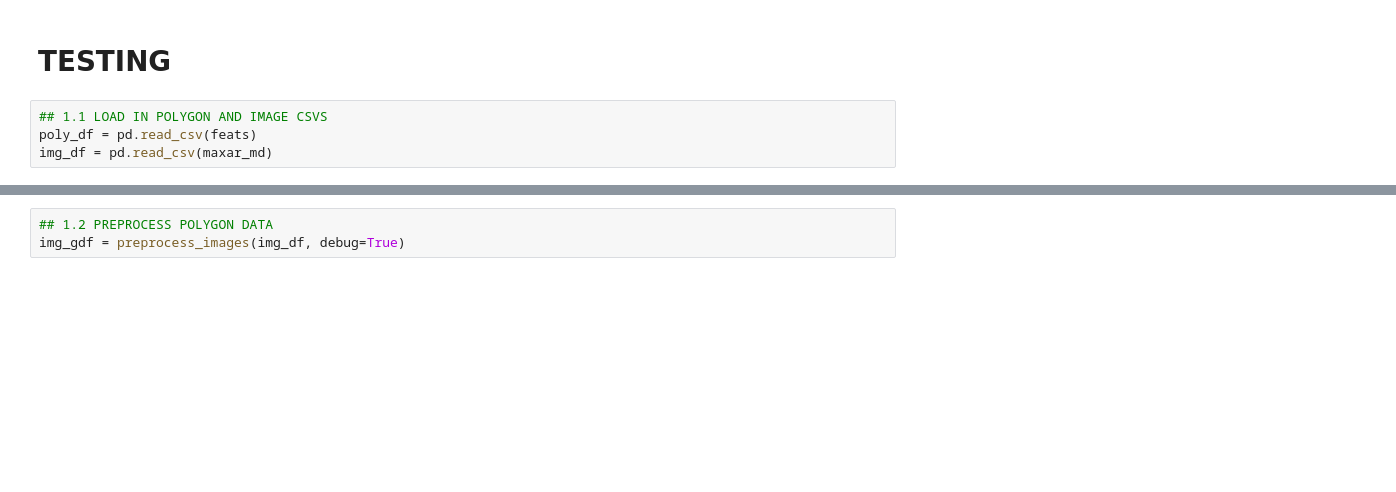
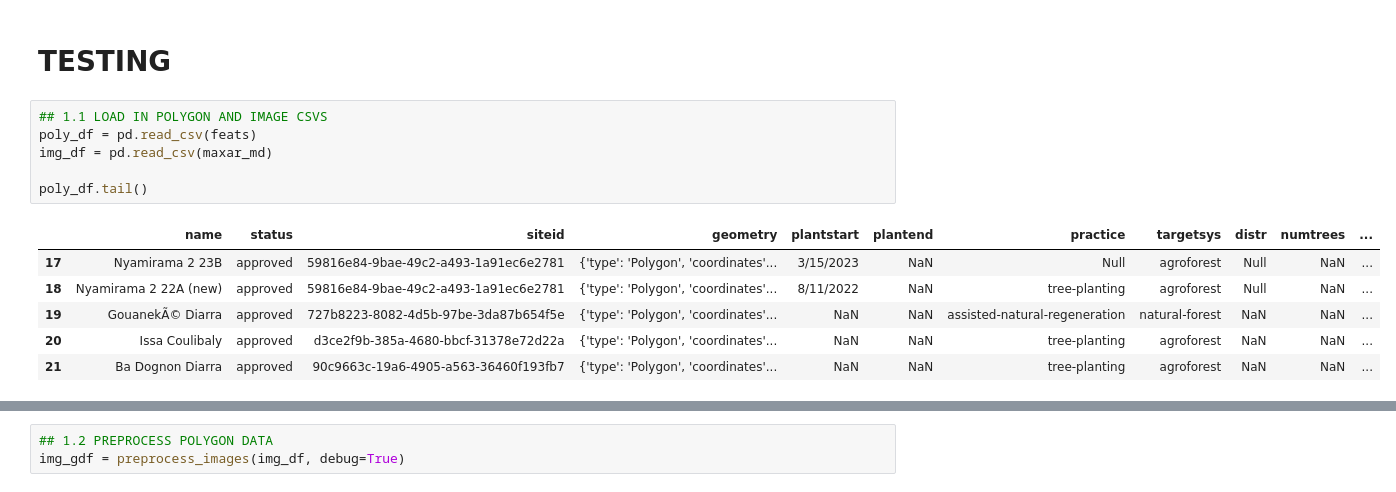
Before and after one commit to wri/decision-tree, a Jupyter notebook: notebooks/maxar_img_avail_SCRATCH_NEW.ipynb, the cells around one changed output, grey strips where cells are left out. Saved outputs shown, nothing was run; the diff lists cells and outputs as text; blank space fills up the shorter version.

```diff
--- a/notebooks/maxar_img_avail_SCRATCH_NEW.ipynb
+++ b/notebooks/maxar_img_avail_SCRATCH_NEW.ipynb
@@ -476,7 +478,16 @@ Goal: save results for review
 # %%
 ## 1.1 LOAD IN POLYGON AND IMAGE CSVS
 poly_df = pd.read_csv(feats)
 img_df = pd.read_csv(maxar_md)
+
+poly_df.tail()
+# %% [output]
+|  | name | status | siteid | geometry | plantstart | plantend | practice | targetsys | distr | numtrees | ... |
+| 17 | Nyamirama 2 23B | approved | 59816e84-9bae-49c2-a493-1a91ec6e2781 | {'type': 'Polygon', 'coordinates'... | 3/15/2023 | NaN | Null | agroforest | Null | NaN | ... |
+| 18 | Nyamirama 2 22A (new) | approved | 59816e84-9bae-49c2-a493-1a91ec6e2781 | {'type': 'Polygon', 'coordinates'... | 8/11/2022 | NaN | tree-planting | agroforest | Null | NaN | ... |
+| 19 | GouanekÃ© Diarra | approved | 727b8223-8082-4d5b-97be-3da87b654f5e | {'type': 'Polygon', 'coordinates'... | NaN | NaN | assisted-natural-regeneration | natural-forest | NaN | NaN | ... |
+| 20 | Issa Coulibaly | approved | d3ce2f9b-385a-4680-bbcf-31378e72d22a | {'type': 'Polygon', 'coordinates'... | NaN | NaN | tree-planting | agroforest | NaN | NaN | ... |
+| 21 | Ba Dognon Diarra | approved | 90c9663c-19a6-4905-a563-36460f193fb7 | {'type': 'Polygon', 'coordinates'... | NaN | NaN | tree-planting | agroforest | NaN | NaN | ... |
 # %%
 ## 1.2 PREPROCESS POLYGON DATA
 poly_gdf = preprocess_polygons(poly_df, debug=True)
```
Also changed, not shown: parts of 14 cells of this notebook.
